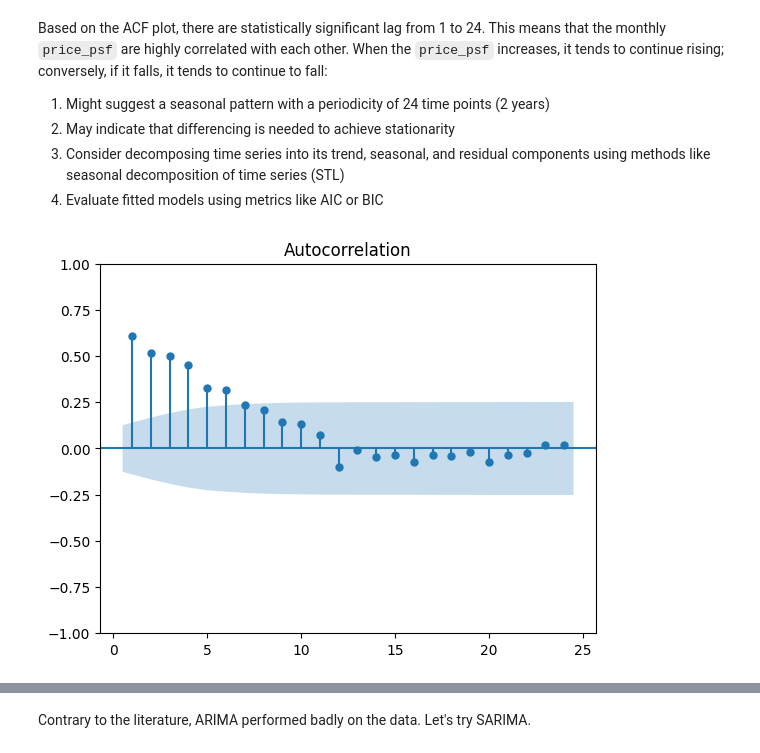
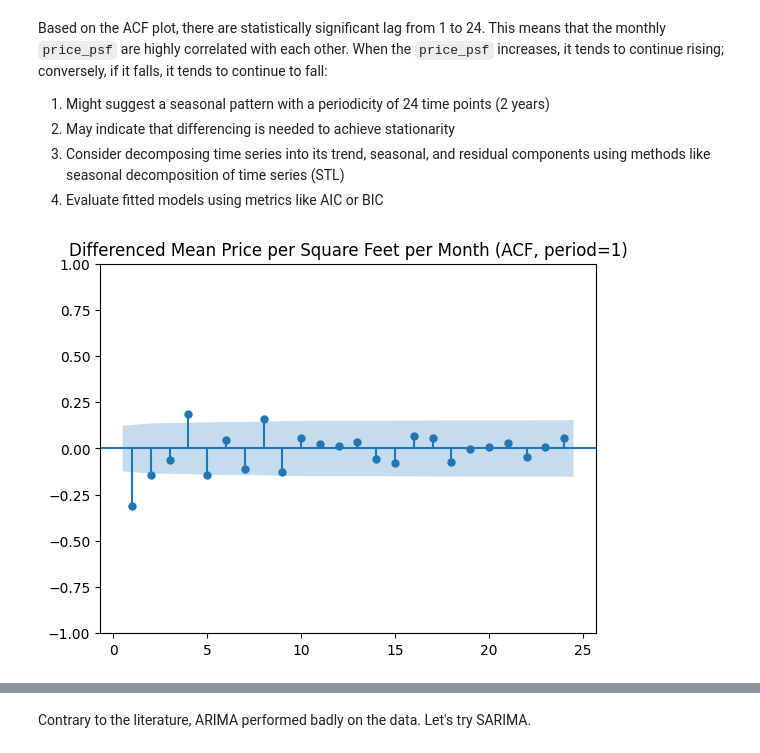
Before and after one commit to yuenherny/kl-house-price-forecasting, a Jupyter notebook: notebooks/Transactions - 06 Time Series Modelling.ipynb, the cells around one changed output, grey strips where cells are left out. Cells and saved outputs as stored; diff of their text form; code cells hidden in the pictures.

```diff
--- a/notebooks/Transactions - 06 Time Series Modelling.ipynb
+++ b/notebooks/Transactions - 06 Time Series Modelling.ipynb
@@ -447,6 +485,6 @@ Let's perform differencing using `period=12` (12 months) and check if the differ
 # %%
-mean_monthly_price_psf_diff = mean_monthly_price_psf['price_psf'].diff(12).dropna()
-adf_result = adfuller(mean_monthly_price_psf_diff)
-print_adf_result(adf_result)
+mean_monthly_price_psf_diff = mean_monthly_price_psf.diff(1).dropna()
+mean_monthly_price_psf_adf_result = adfuller(mean_monthly_price_psf_diff)
+print_adf_result(mean_monthly_price_psf_adf_result)
 # %% [output]
 Augmented Dickey-Fuller Test Results:
@@ -485,6 +552,7 @@ Based on the ACF plot, there are statistically significant lag from 1 to 24. Thi
 4. Evaluate fitted models using metrics like AIC or BIC
 # %%
 plot_acf(mean_monthly_price_psf_diff, zero=False)
+plt.title('Differenced Mean Price per Square Feet per Month (ACF, period=1)')
 plt.show()
 # %% [output]
-[figure, old version]
+[figure, new version]
```
Also changed, not shown: parts of 41 cells of this notebook, 2 other files.
